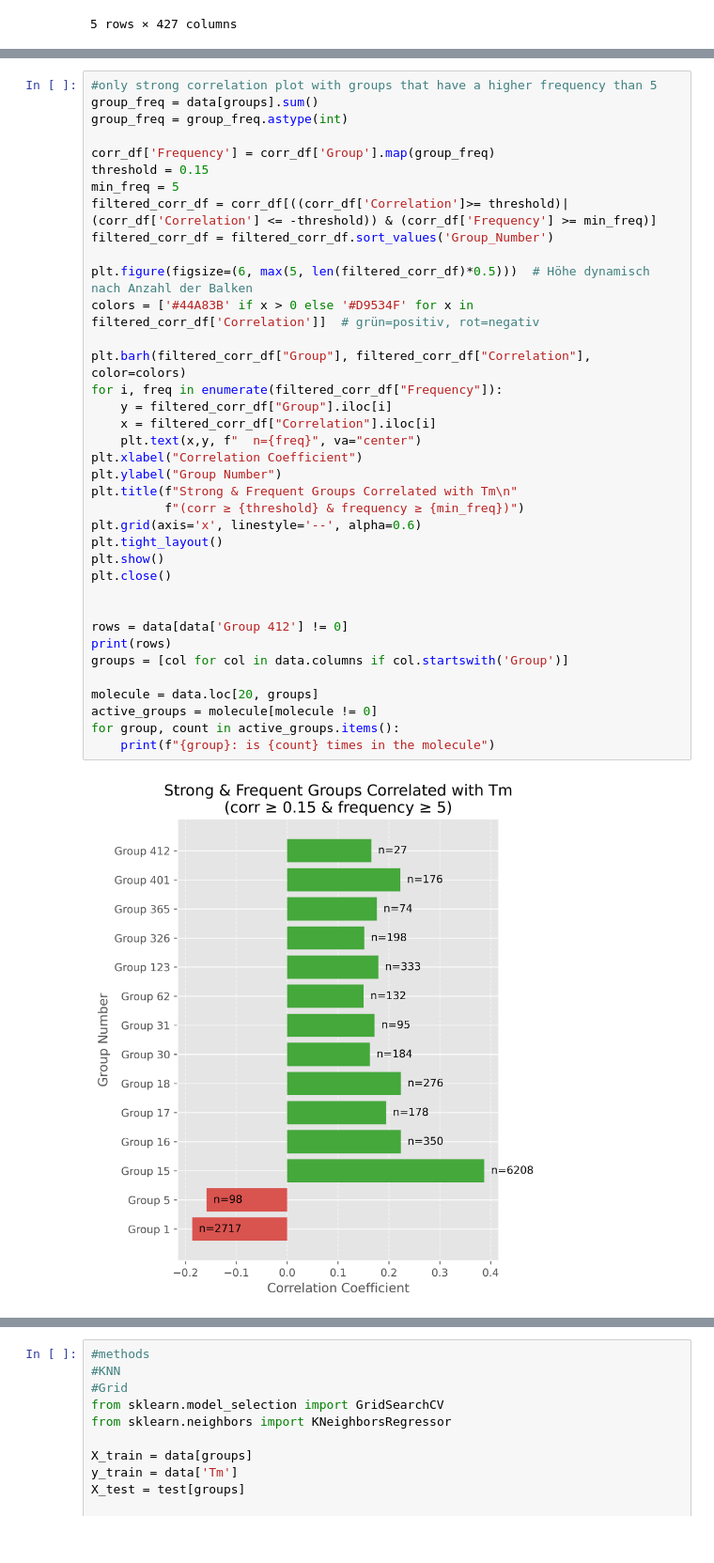
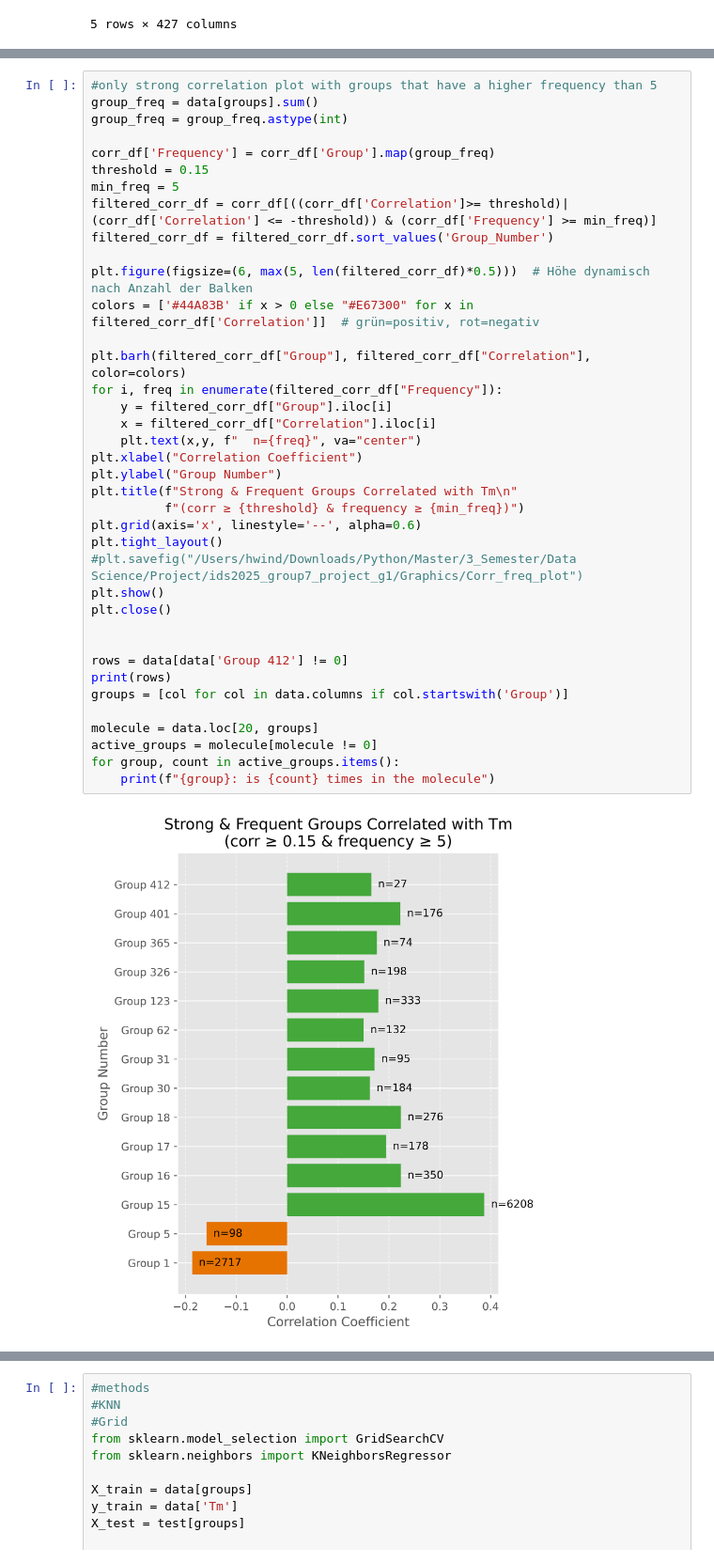
Before and after one commit to linuskruer/ids2025_group7_project_g1, a Jupyter notebook: Jupyter Notebooks/Plotting_KNN.ipynb, the cells around one changed output, grey strips where cells are left out. Shown at 94% size. Cells and saved outputs as stored; diff of their text form.

```diff
--- a/Jupyter Notebooks/Plotting_KNN.ipynb
+++ b/Jupyter Notebooks/Plotting_KNN.ipynb
@@ -53,35 +53,36 @@ threshold = 0.15
 min_freq = 5
 filtered_corr_df = corr_df[((corr_df['Correlation']>= threshold)|(corr_df['Correlation'] <= -threshold)) & (corr_df['Frequency'] >= min_freq)]
 filtered_corr_df = filtered_corr_df.sort_values('Group_Number')
 
 plt.figure(figsize=(6, max(5, len(filtered_corr_df)*0.5)))  # Höhe dynamisch nach Anzahl der Balken
-colors = ['#44A83B' if x > 0 else '#D9534F' for x in filtered_corr_df['Correlation']]  # grün=positiv, rot=negativ
+colors = ['#44A83B' if x > 0 else "#E67300" for x in filtered_corr_df['Correlation']]  # grün=positiv, rot=negativ
 
 plt.barh(filtered_corr_df["Group"], filtered_corr_df["Correlation"], color=colors)
 for i, freq in enumerate(filtered_corr_df["Frequency"]):
     y = filtered_corr_df["Group"].iloc[i]
     x = filtered_corr_df["Correlation"].iloc[i]
     plt.text(x,y, f"  n={freq}", va="center")
 plt.xlabel("Correlation Coefficient")
 plt.ylabel("Group Number")
 plt.title(f"Strong & Frequent Groups Correlated with Tm\n"
           f"(corr ≥ {threshold} & frequency ≥ {min_freq})")
 plt.grid(axis='x', linestyle='--', alpha=0.6)
 plt.tight_layout()
+#plt.savefig("/Users/hwind/Downloads/Python/Master/3_Semester/Data Science/Project/ids2025_group7_project_g1/Graphics/Corr_freq_plot")
 plt.show()
 plt.close()
 
 
 rows = data[data['Group 412'] != 0]
 print(rows)
 groups = [col for col in data.columns if col.startswith('Group')]
 
 molecule = data.loc[20, groups]
 active_groups = molecule[molecule != 0]
 for group, count in active_groups.items():
     print(f"{group}: is {count} times in the molecule")
 # %% [output]
-[figure, old version]
+[figure, new version]
         id                                  SMILES      Tm  Group 1  Group 2  \
 1     1222             c1ccc2c(c1)ccc3Nc4ccccc4c23  407.15        0        0
 20     258                  c1ccc2c(c1)ccc3ccccc23  372.35        0        0
```
Also changed, not shown: parts of 1 cell of this notebook.
